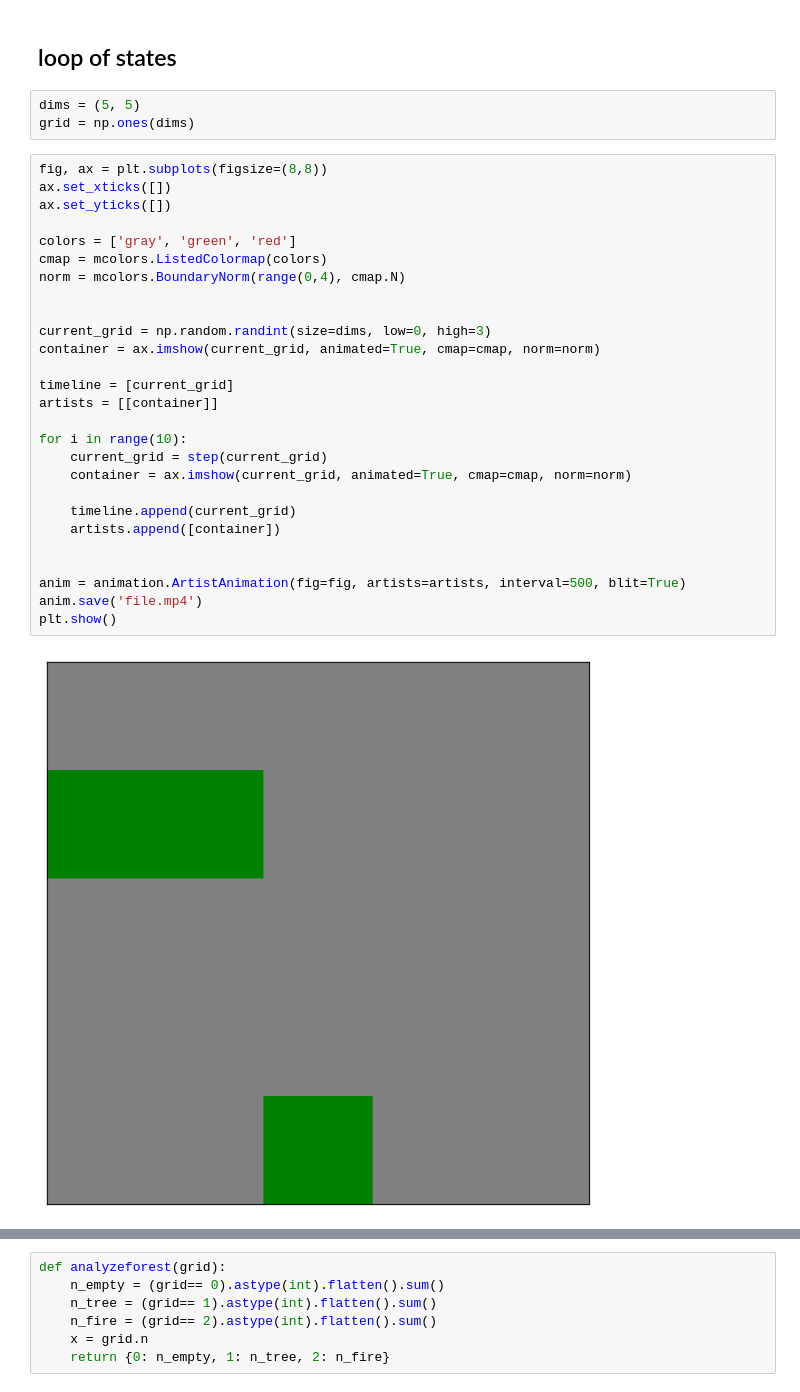
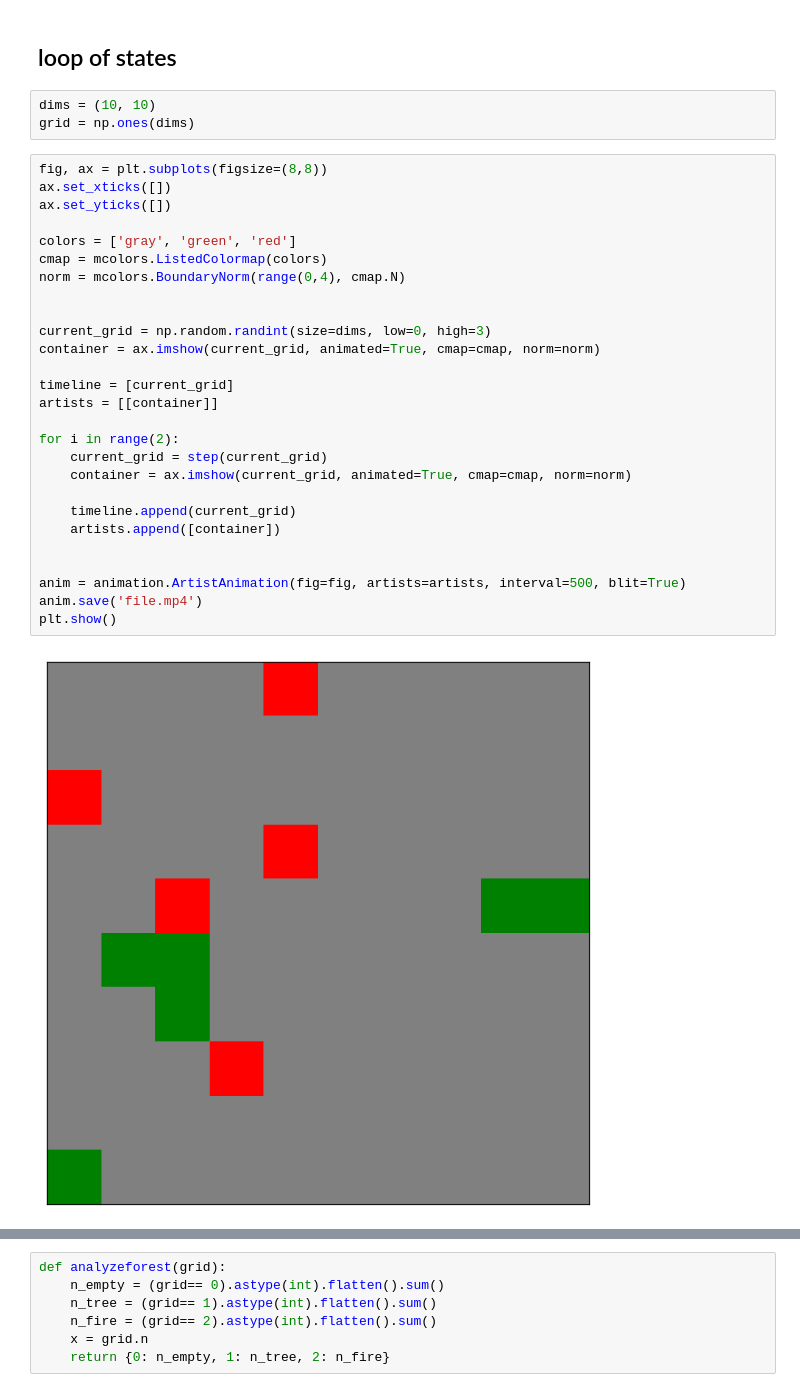
Before and after one commit to LEMettler/forest-fire-model, a Jupyter notebook: Untitled-1.ipynb, the cells around one changed output, grey strips where cells are left out. Drawn from its saved outputs; the diff is of its cells as text.

```diff
--- a/Untitled-1.ipynb
+++ b/Untitled-1.ipynb
@@ -57,34 +57,34 @@ def step(grid, prob_lightning=0.02, prob_planting=0.02):
 # %% [markdown]
 ## loop of states
 # %%
-dims = (5, 5)
+dims = (10, 10)
 grid = np.ones(dims)
 # %%
 fig, ax = plt.subplots(figsize=(8,8))
 ax.set_xticks([])
 ax.set_yticks([])
 
 colors = ['gray', 'green', 'red']
 cmap = mcolors.ListedColormap(colors)
 norm = mcolors.BoundaryNorm(range(0,4), cmap.N)
 
 
 current_grid = np.random.randint(size=dims, low=0, high=3)
 container = ax.imshow(current_grid, animated=True, cmap=cmap, norm=norm)
 
 timeline = [current_grid]
 artists = [[container]]
 
-for i in range(10):
+for i in range(2):
     current_grid = step(current_grid)
     container = ax.imshow(current_grid, animated=True, cmap=cmap, norm=norm)
 
     timeline.append(current_grid)
     artists.append([container])
 
 
 anim = animation.ArtistAnimation(fig=fig, artists=artists, interval=500, blit=True)
 anim.save('file.mp4')
 plt.show()
 # %% [output]
-[figure, old version]
+[figure, new version]
```
Also changed, not shown: parts of 9 cells of this notebook, 1 other file.
